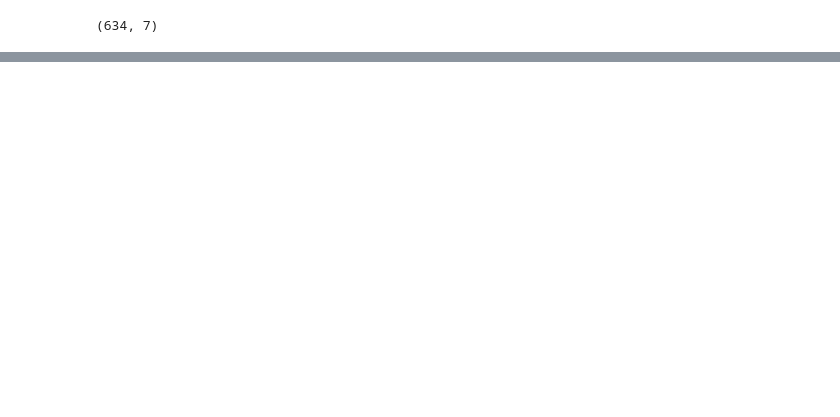
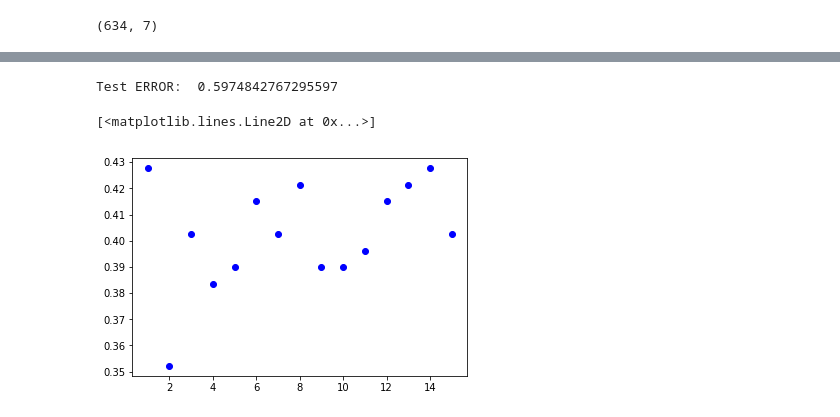
Before and after one commit to SecantZhang/DATAFEST_2019, a Jupyter notebook: Python/DATAFEST2019_ML.ipynb, the cells around one changed output, grey strips where cells are left out. Cells and saved outputs as stored; diff of their text form; code cells hidden in the pictures; blank space fills up the shorter version.

```diff
--- a/Python/DATAFEST2019_ML.ipynb
+++ b/Python/DATAFEST2019_ML.ipynb
@@ -31,7 +41,7 @@ print(X_train.shape)
 # %% [output]
 (634, 7)
 # %%
-model = XGBClassifier(objective = "binary:logistic")
+model = XGBClassifier(n_estimators = 15, learning_rate = 0.1)
 model.fit(X_train, y_train)
 
 y_pred = model.predict(X_test)
@@ -43,0 +88,9 @@ Accuracy: 42.14%
+# %%
+model_SVM = svm.SVC(gamma='scale', decision_function_shape='ovo')
+model_SVM.fit(X_train, y_train)
+
+y_pred_SVM = model_SVM.predict(X_test)
+predictions_SVM = [round(value) for value in y_pred_SVM]
+
+accuracy_SVM = accuracy_score(y_test, predictions_SVM)
+print("Accuracy: %.2f%%" % (accuracy_SVM * 100.0))
@@ -43,0 +99,14 @@ Accuracy: 42.14%
+# %%
+# K Neariest Neighbors
+# K value list and cv scores list initialization.
+k_list = list(range(1,20))
+cv_scores = []
+
+# Fit the knn model and calculate the cv scores.
+for k in k_list:
+    knn = KNeighborsClassifier(n_neighbors = k)
+    scores = cross_val_score(knn, X_train, y_train, cv = 5, scoring = "accuracy")
+    cv_scores.append(scores.mean())
+
+k_df = pd.DataFrame({"K":k_list, "CV_Scores":cv_scores})
+print(k_df)
@@ -43,0 +134,25 @@ Accuracy: 42.14%
+# %%
+# Initialize the knn model with k = 13 neighbors
+knn = KNeighborsClassifier(n_neighbors = 15)
+# Fit the model with trainning data.
+knn.fit(X_train, y_train)
+# Predicting the test data.
+pred = knn.predict(X_test)
+# Evaluate accuracy
+print("Test ERROR: ", 1 - knn.score(X_test, y_test))
+# %% [output]
+Test ERROR:  0.5974842767295597
+# %%
+k_list = list(range(1,16))
+fit_scores = []
+
+# Just curious about how each k performs on test data.
+for k in k_list:
+    knn = KNeighborsClassifier(n_neighbors = k)
+    knn.fit(X_train, y_train)
+    fit_scores.append(knn.score(X_test, y_test))
+
+plt.plot(k_list, fit_scores, "o", color = "blue")
+# %% [output]
+[<matplotlib.lines.Line2D at 0x...>]
+[figure, added]
```
Also changed, not shown: parts of 10 cells of this notebook, 2 other files.
